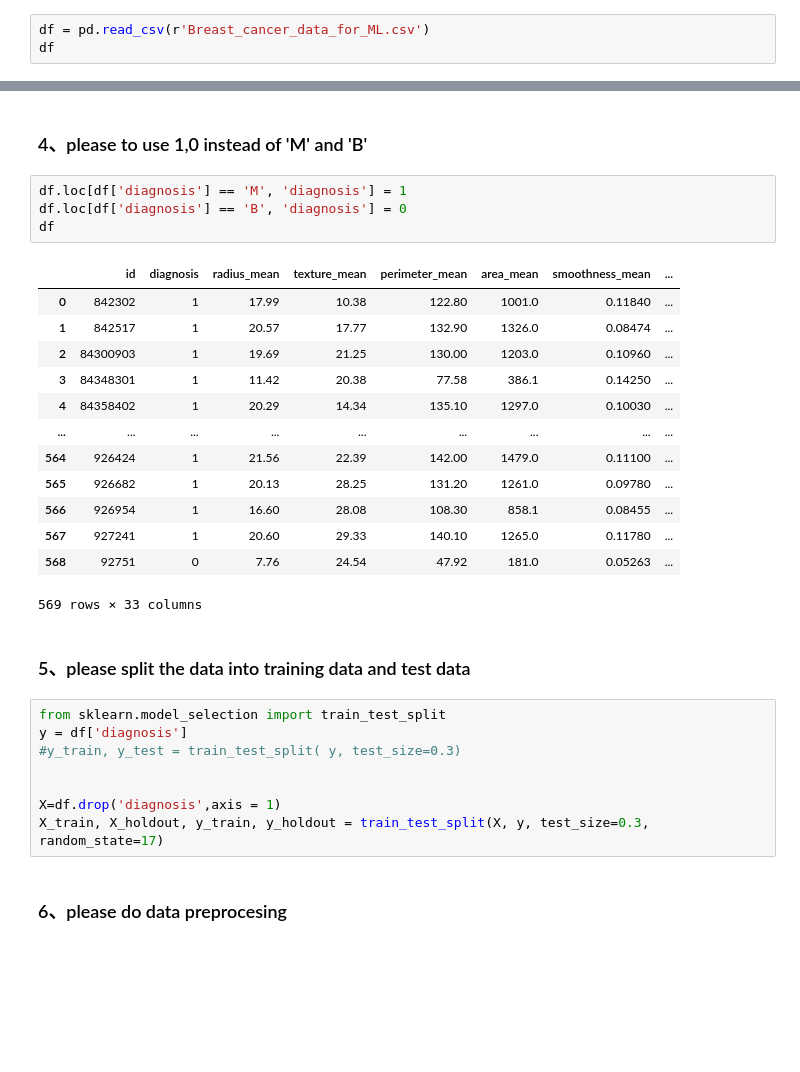
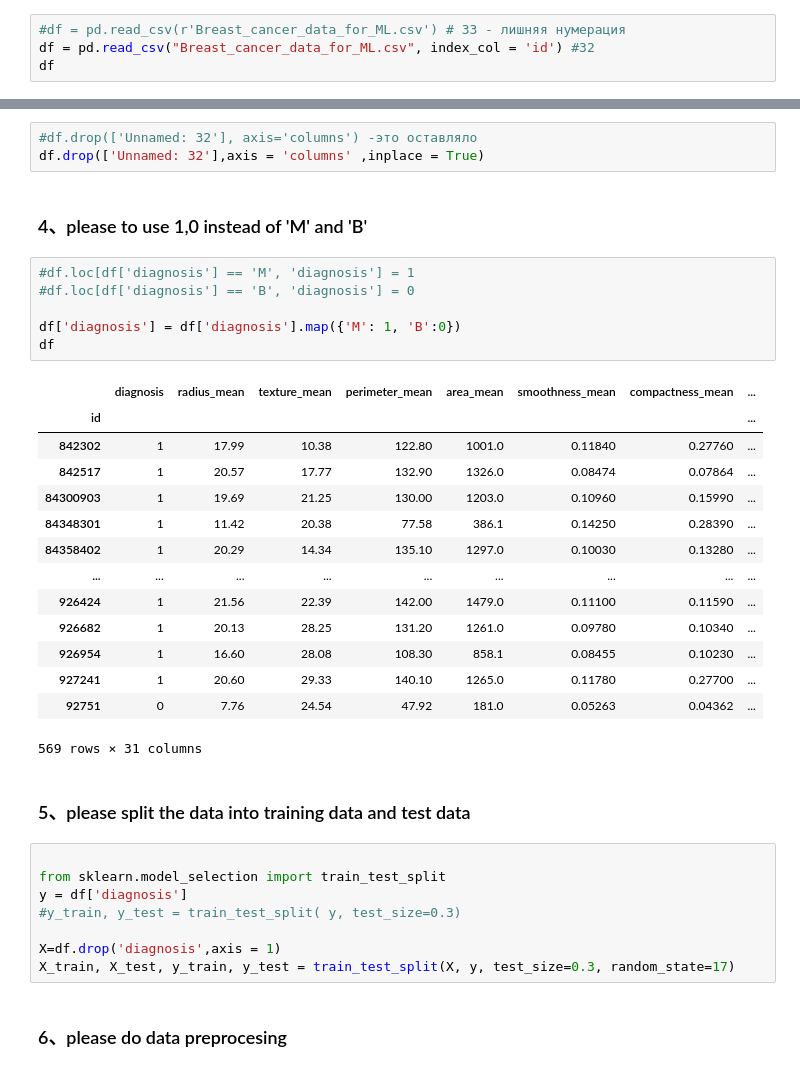
Before and after one commit to IsmatNigora/Jupyter, a Jupyter notebook: The second_daily test.ipynb, the cells around one changed output, grey strips where cells are left out. Cells and saved outputs as stored; diff of their text form; blank space fills up the shorter version.

```diff
--- a/The second_daily test.ipynb
+++ b/The second_daily test.ipynb
@@ -5,6 +5,7 @@ import pandas as pd
 # %% [markdown]
 ### 2、please read the Breast_cancer_data_for_ML.csv file and saved as DataFrame and name it as 'data'.
 # %%
-df = pd.read_csv(r'Breast_cancer_data_for_ML.csv')
+#df = pd.read_csv(r'Breast_cancer_data_for_ML.csv') # 33 - лишняя нумерация
+df = pd.read_csv("Breast_cancer_data_for_ML.csv", index_col = 'id') #32
 df
 # %% [output]
@@ -42,32 +28,38 @@ df.drop(['Unnamed: 32'], axis='columns')
+# %%
+#df.drop(['Unnamed: 32'], axis='columns') -это оставляло
+df.drop(['Unnamed: 32'],axis = 'columns' ,inplace = True)
 # %% [markdown]
 ### 4、please to use 1,0 instead of 'M' and 'B'
 # %%
-df.loc[df['diagnosis'] == 'M', 'diagnosis'] = 1
-df.loc[df['diagnosis'] == 'B', 'diagnosis'] = 0
+#df.loc[df['diagnosis'] == 'M', 'diagnosis'] = 1
+#df.loc[df['diagnosis'] == 'B', 'diagnosis'] = 0
+
+df['diagnosis'] = df['diagnosis'].map({'M': 1, 'B':0})
 df
 # %% [output]
-|  | id | diagnosis | radius_mean | texture_mean | perimeter_mean | area_mean | smoothness_mean | ... |
-| 0 | 842302 | 1 | 17.99 | 10.38 | 122.80 | 1001.0 | 0.11840 | ... |
-| 1 | 842517 | 1 | 20.57 | 17.77 | 132.90 | 1326.0 | 0.08474 | ... |
-| 2 | 84300903 | 1 | 19.69 | 21.25 | 130.00 | 1203.0 | 0.10960 | ... |
-| 3 | 84348301 | 1 | 11.42 | 20.38 | 77.58 | 386.1 | 0.14250 | ... |
-| 4 | 84358402 | 1 | 20.29 | 14.34 | 135.10 | 1297.0 | 0.10030 | ... |
+|  | diagnosis | radius_mean | texture_mean | perimeter_mean | area_mean | smoothness_mean | compactness_mean | ... |
+| id |  |  |  |  |  |  |  | ... |
+| 842302 | 1 | 17.99 | 10.38 | 122.80 | 1001.0 | 0.11840 | 0.27760 | ... |
+| 842517 | 1 | 20.57 | 17.77 | 132.90 | 1326.0 | 0.08474 | 0.07864 | ... |
+| 84300903 | 1 | 19.69 | 21.25 | 130.00 | 1203.0 | 0.10960 | 0.15990 | ... |
+| 84348301 | 1 | 11.42 | 20.38 | 77.58 | 386.1 | 0.14250 | 0.28390 | ... |
+| 84358402 | 1 | 20.29 | 14.34 | 135.10 | 1297.0 | 0.10030 | 0.13280 | ... |
 | ... | ... | ... | ... | ... | ... | ... | ... | ... |
-| 564 | 926424 | 1 | 21.56 | 22.39 | 142.00 | 1479.0 | 0.11100 | ... |
-| 565 | 926682 | 1 | 20.13 | 28.25 | 131.20 | 1261.0 | 0.09780 | ... |
-| 566 | 926954 | 1 | 16.60 | 28.08 | 108.30 | 858.1 | 0.08455 | ... |
-| 567 | 927241 | 1 | 20.60 | 29.33 | 140.10 | 1265.0 | 0.11780 | ... |
-| 568 | 92751 | 0 | 7.76 | 24.54 | 47.92 | 181.0 | 0.05263 | ... |
+| 926424 | 1 | 21.56 | 22.39 | 142.00 | 1479.0 | 0.11100 | 0.11590 | ... |
+| 926682 | 1 | 20.13 | 28.25 | 131.20 | 1261.0 | 0.09780 | 0.10340 | ... |
+| 926954 | 1 | 16.60 | 28.08 | 108.30 | 858.1 | 0.08455 | 0.10230 | ... |
+| 927241 | 1 | 20.60 | 29.33 | 140.10 | 1265.0 | 0.11780 | 0.27700 | ... |
+| 92751 | 0 | 7.76 | 24.54 | 47.92 | 181.0 | 0.05263 | 0.04362 | ... |
-569 rows × 33 columns
+569 rows × 31 columns
 # %% [markdown]
 ### 5、please split the data into training data and test data
 # %%
+
 from sklearn.model_selection import train_test_split
 y = df['diagnosis']
 #y_train, y_test = train_test_split( y, test_size=0.3)
 
-
 X=df.drop('diagnosis',axis = 1)
-X_train, X_holdout, y_train, y_holdout = train_test_split(X, y, test_size=0.3, random_state=17)
+X_train, X_test, y_train, y_test = train_test_split(X, y, test_size=0.3, random_state=17)
 # %% [markdown]
 ### 6、please do data preprocesing
```
Also changed, not shown: parts of 7 cells of this notebook.
